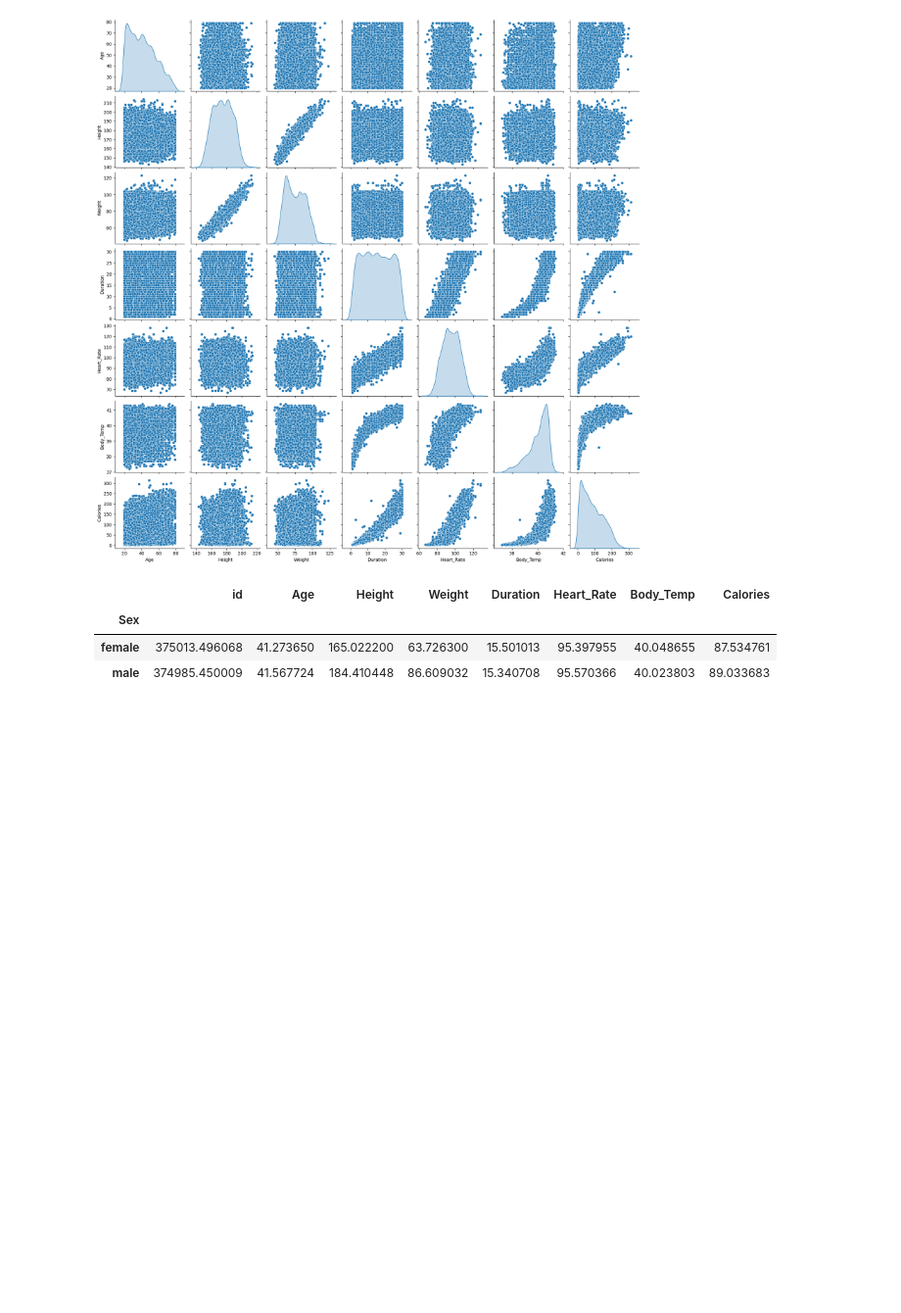
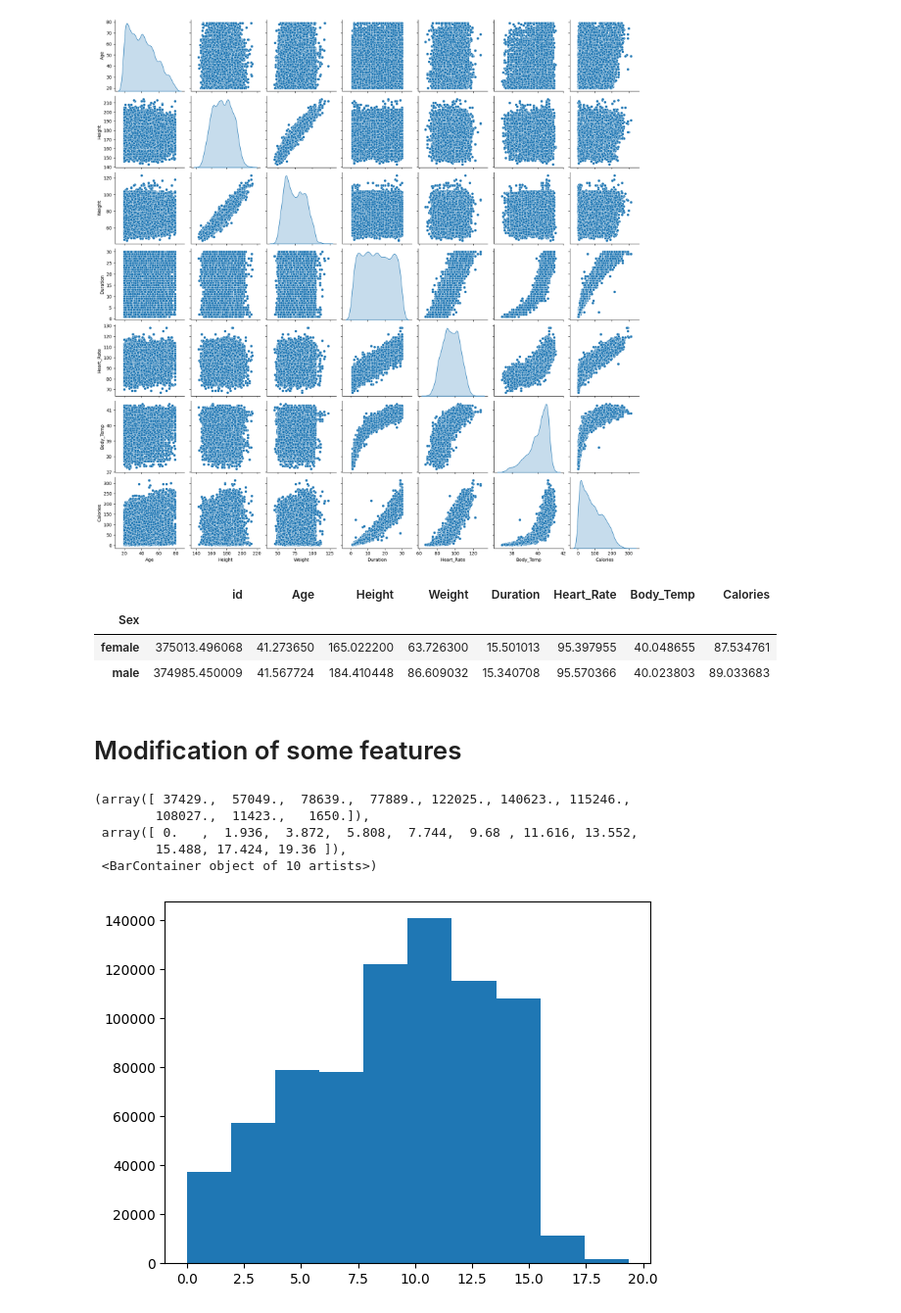
Before and after one commit to satyu2004/Kaggle-Playgrounds, a Jupyter notebook: playground-series-s5e5/EDA Basics.ipynb, the cells around one changed output. Shown at 98% size. Drawn from its saved outputs; the diff is of its cells as text; code cells hidden in the pictures; blank space fills up the shorter version.

```diff
--- a/playground-series-s5e5/EDA Basics.ipynb
+++ b/playground-series-s5e5/EDA Basics.ipynb
@@ -208,3 +208,17 @@ with torch.no_grad():
     test_predictions = model(X_test_tensor)
     test_loss = criterion(test_predictions, y_test_tensor)
     print(f"Test Loss: {test_loss.item()}")
+# %% [markdown]
+# Modification of some features
+# %%
+temp = train['Body_Temp']
+# %%
+temp = temp-temp.min()
+plt.hist(temp**2)
+# %% [output]
+(array([ 37429.,  57049.,  78639.,  77889., 122025., 140623., 115246.,
+        108027.,  11423.,   1650.]),
+ array([ 0.   ,  1.936,  3.872,  5.808,  7.744,  9.68 , 11.616, 13.552,
+        15.488, 17.424, 19.36 ]),
+ <BarContainer object of 10 artists>)
+[figure, added]
```
Also changed, not shown: parts of 3 cells of this notebook, 6 other files.
